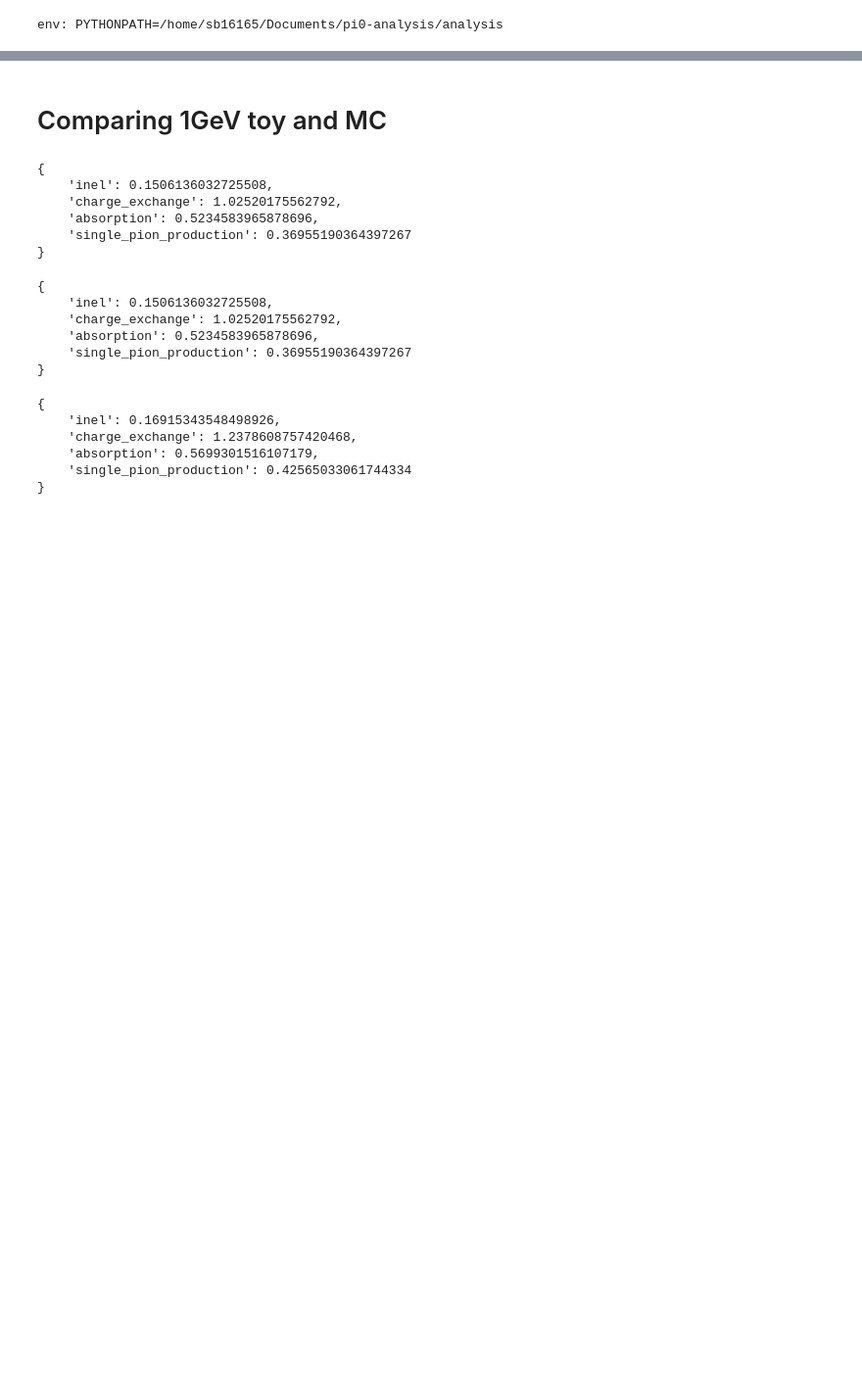
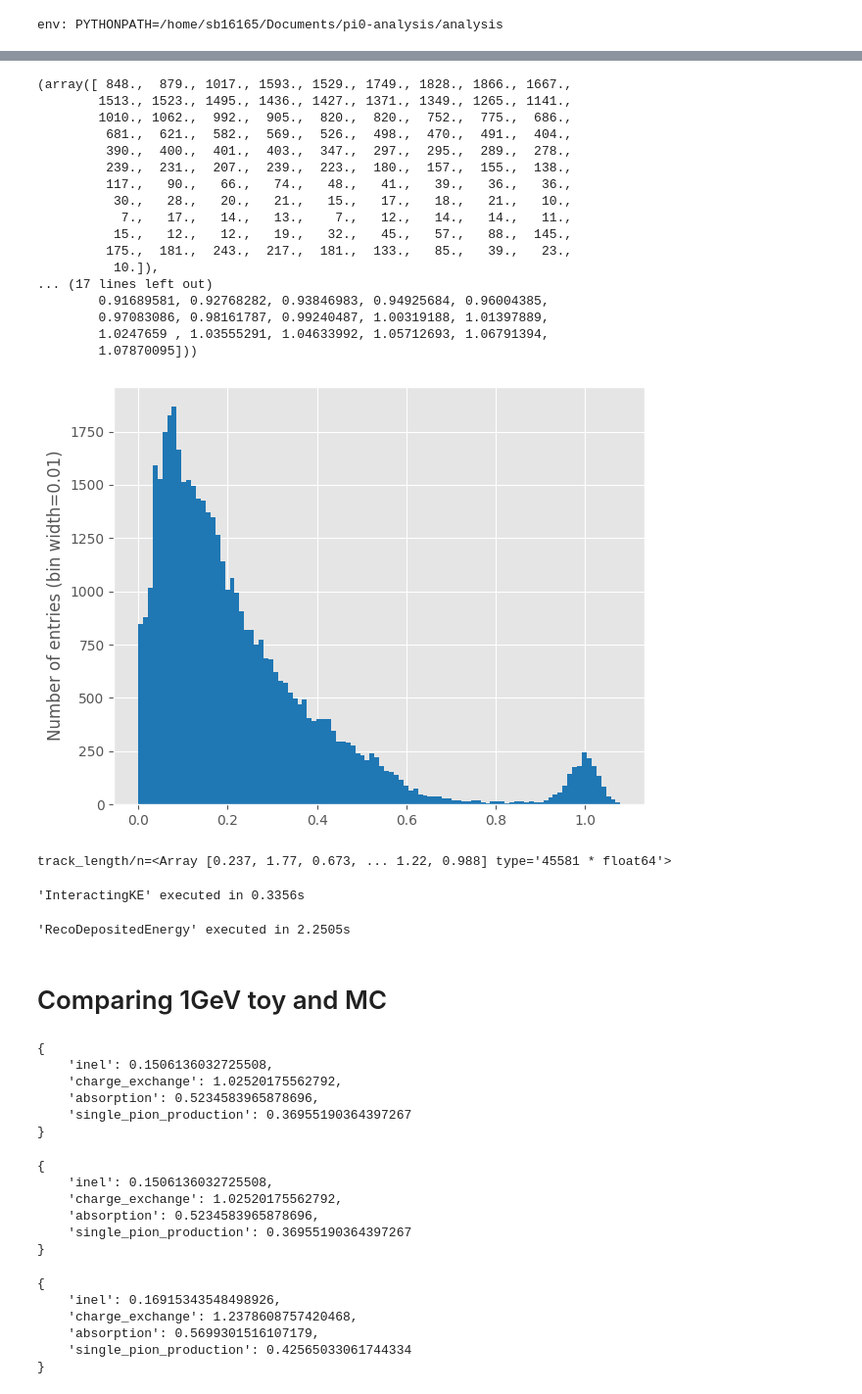
Before and after one commit to dlindebaum/pion-argon-xs-analysis, a Jupyter notebook: analysis/notebooks/cex_reco_analysis.ipynb, the cells around one changed output, grey strips where cells are left out. Shown at 98% size. Saved outputs shown, nothing was run; the diff lists cells and outputs as text; code cells hidden in the pictures; blank space fills up the shorter version.

```diff
--- a/analysis/notebooks/cex_reco_analysis.ipynb
+++ b/analysis/notebooks/cex_reco_analysis.ipynb
@@ -145,3 +164,35 @@ analysis_input_toy = cex_analyse.CreateAnalysisInput(toy, args, True) # without
+# %%
+fractional_range = ntuples_selected["mc"].trueParticles.beam_track_length / cross_section.BetheBloch.RangeFromKE(ntuples_selected["mc"].trueParticles.beam_KE_front_face)
+
+Plots.PlotHist(fractional_range)
+# %% [output]
+(array([ 848.,  879., 1017., 1593., 1529., 1749., 1828., 1866., 1667.,
+        1513., 1523., 1495., 1436., 1427., 1371., 1349., 1265., 1141.,
+        1010., 1062.,  992.,  905.,  820.,  820.,  752.,  775.,  686.,
+         681.,  621.,  582.,  569.,  526.,  498.,  470.,  491.,  404.,
+         390.,  400.,  401.,  403.,  347.,  297.,  295.,  289.,  278.,
+         239.,  231.,  207.,  239.,  223.,  180.,  157.,  155.,  138.,
+         117.,   90.,   66.,   74.,   48.,   41.,   39.,   36.,   36.,
+          30.,   28.,   20.,   21.,   15.,   17.,   18.,   21.,   10.,
+           7.,   17.,   14.,   13.,    7.,   12.,   14.,   14.,   11.,
+          15.,   12.,   12.,   19.,   32.,   45.,   57.,   88.,  145.,
+         175.,  181.,  243.,  217.,  181.,  133.,   85.,   39.,   23.,
+          10.]),
+... (17 lines left out)
+        0.91689581, 0.92768282, 0.93846983, 0.94925684, 0.96004385,
+        0.97083086, 0.98161787, 0.99240487, 1.00319188, 1.01397889,
+        1.0247659 , 1.03555291, 1.04633992, 1.05712693, 1.06791394,
+        1.07870095]))
+[figure, added]
+# %%
+reco_KE_inst = cross_section.KE(ntuples_selected["mc"].recoParticles.beam_inst_P, cross_section.Particle.from_pdgid(211).mass)
+reco_upstream_loss = cross_section.UpstreamEnergyLoss(reco_KE_inst, args.upstream_loss_correction_params["value"])
+reco_KE_ff = reco_KE_inst - reco_upstream_loss
+reco_KE_int = reco_KE_ff - cross_section.RecoDepositedEnergy(ntuples_selected["mc"], reco_KE_ff, "bb")
+# %% [output]
+track_length/n=<Array [0.237, 1.77, 0.673, ... 1.22, 0.988] type='45581 * float64'>
+'InteractingKE' executed in 0.3356s
+'RecoDepositedEnergy' executed in 2.2505s
 # %% [markdown]
 # Comparing 1GeV toy and MC
 # %%
```
Also changed, not shown: parts of 8 cells of this notebook, 3 other files.
